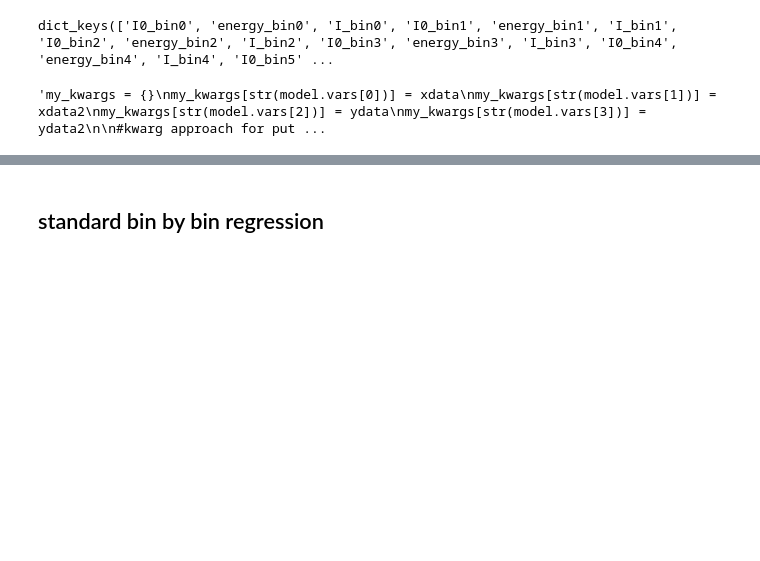
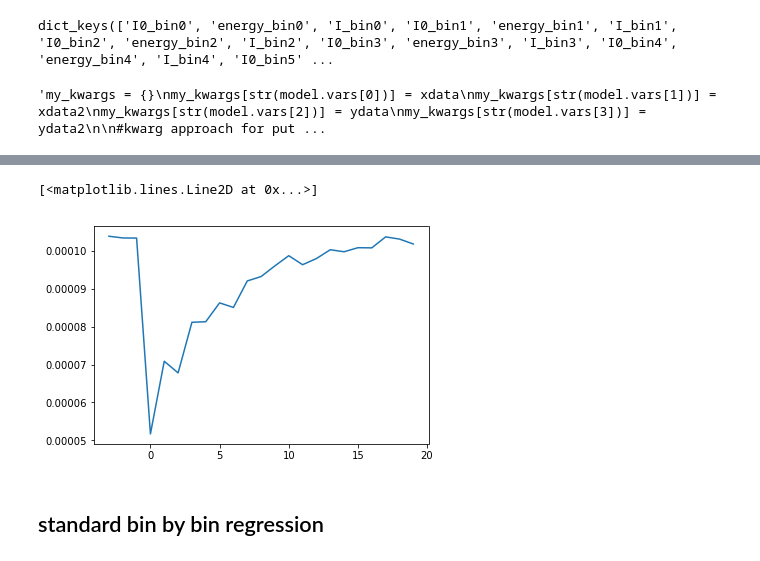
Before and after one commit to sioan/softXRayDataAndControls, a Jupyter notebook: experimentSpecificFiles/sxri0414/pump_probe_sim.ipynb, the cells around one changed output, grey strips where cells are left out. Drawn from its saved outputs; the diff is of its cells as text; code cells hidden in the pictures; blank space fills up the shorter version.

Commit message:
global regression with sympy is working, but it takes over an hour with only 22 bins and won't scale because 255 fit parameters is the limit.

```diff
--- a/experimentSpecificFiles/sxri0414/pump_probe_sim.ipynb
+++ b/experimentSpecificFiles/sxri0414/pump_probe_sim.ipynb
@@ -301,3 +312,14 @@ model.
+# %%
+IvsI0_list = []
+for i in range(len(t_bins)):
+    IvsI0_list.append(fit_result.params["IvsI0_bin"+str(i)])
+# %%
+#global fitting is working, but just 20 bins takes over an hour.  This approach will not scale.
+#Maybe try brute force numpy matrix non-linear least squares an
+plt.plot(t_bins,IvsI0_list)
+# %% [output]
+[<matplotlib.lines.Line2D at 0x...>]
+[figure, added]
 # %% [markdown]
 ## standard bin by bin regression
 # %%
```
Also changed, not shown: parts of 3 cells of this notebook.
